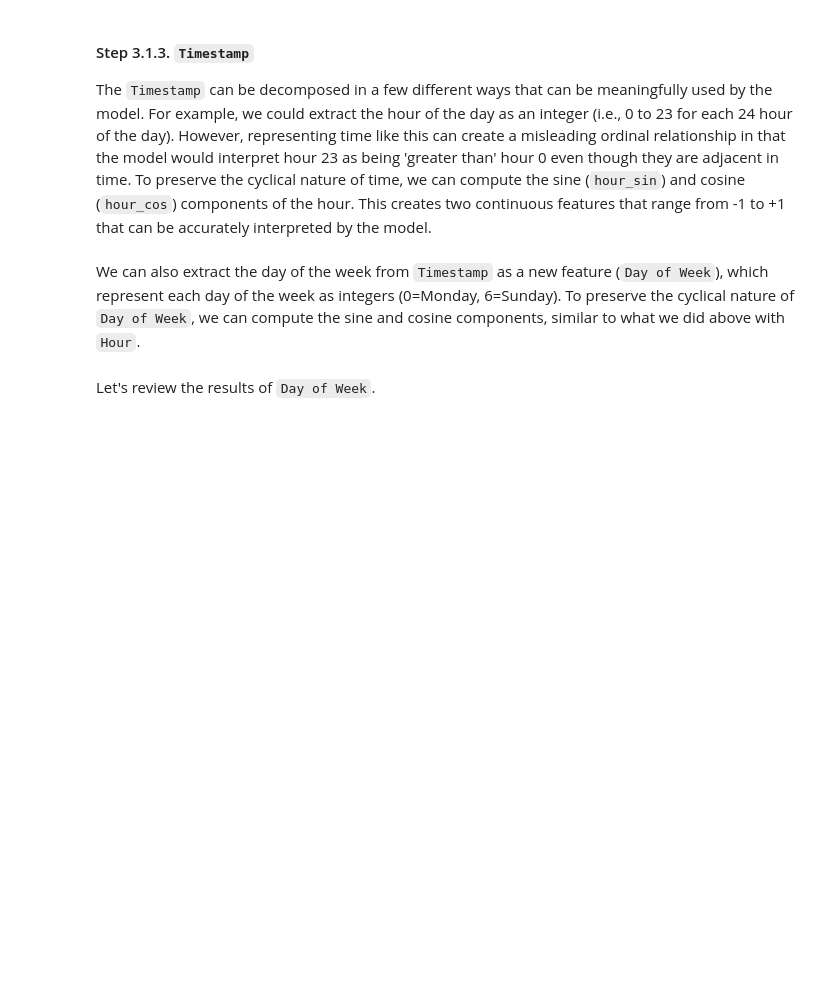
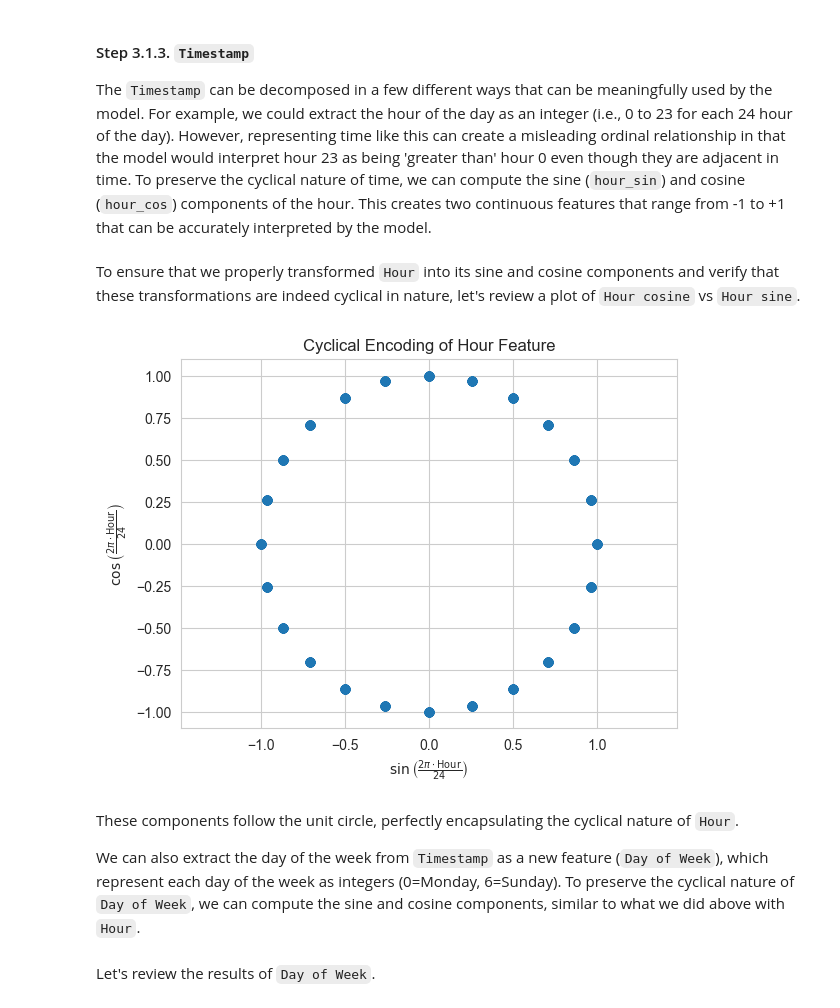
Before and after one commit to astrosica/data-science-portfolio, a Jupyter notebook: Machine Learning/Learning/Logistic Regression/Logistic Regression.ipynb, the cells around one changed output. Drawn from its saved outputs; the diff is of its cells as text; code cells hidden in the pictures; blank space fills up the shorter version.

Commit message:
add cyclical hour plot

```diff
--- a/Machine Learning/Learning/Logistic Regression/Logistic Regression.ipynb
+++ b/Machine Learning/Learning/Logistic Regression/Logistic Regression.ipynb
@@ -330,7 +330,21 @@ df['Hour'] = df['Timestamp'].dt.hour
 # compute sine and cosine components of integer hour
 df['Hour sine'] = np.sin(2.*np.pi*df['Hour']/24.)
 df['Hour cosine'] = np.cos(2.*np.pi*df['Hour']/24.)
+# %% [markdown]
+To ensure that we properly transformed `Hour` into its sine and cosine components and verify that these transformations are indeed cyclical in nature, let's review a plot of `Hour cosine` vs `Hour sine`.
+# %%
+plt.figure()
+plt.scatter(df['Hour sine'], df['Hour cosine'])
+plt.xlabel(r'$\sin\left(\frac{2\pi \cdot \mathrm{Hour}}{24}\right)$')
+plt.ylabel(r'$\cos\left(\frac{2\pi \cdot \mathrm{Hour}}{24}\right)$')
+plt.title('Cyclical Encoding of Hour Feature')
+plt.axis('equal')
+plt.show()
+# %% [output]
+[figure, added]
 # %% [markdown]
+These components follow the unit circle, perfectly encapsulating the cyclical nature of `Hour`.
+
 We can also extract the day of the week from `Timestamp` as a new feature (`Day of Week`), which represent each day of the week as integers (0=Monday, 6=Sunday). To preserve the cyclical nature of `Day of Week`, we can compute the sine and cosine components, similar to what we did above with `Hour`.
 # %%
 # extract day of the week
```
